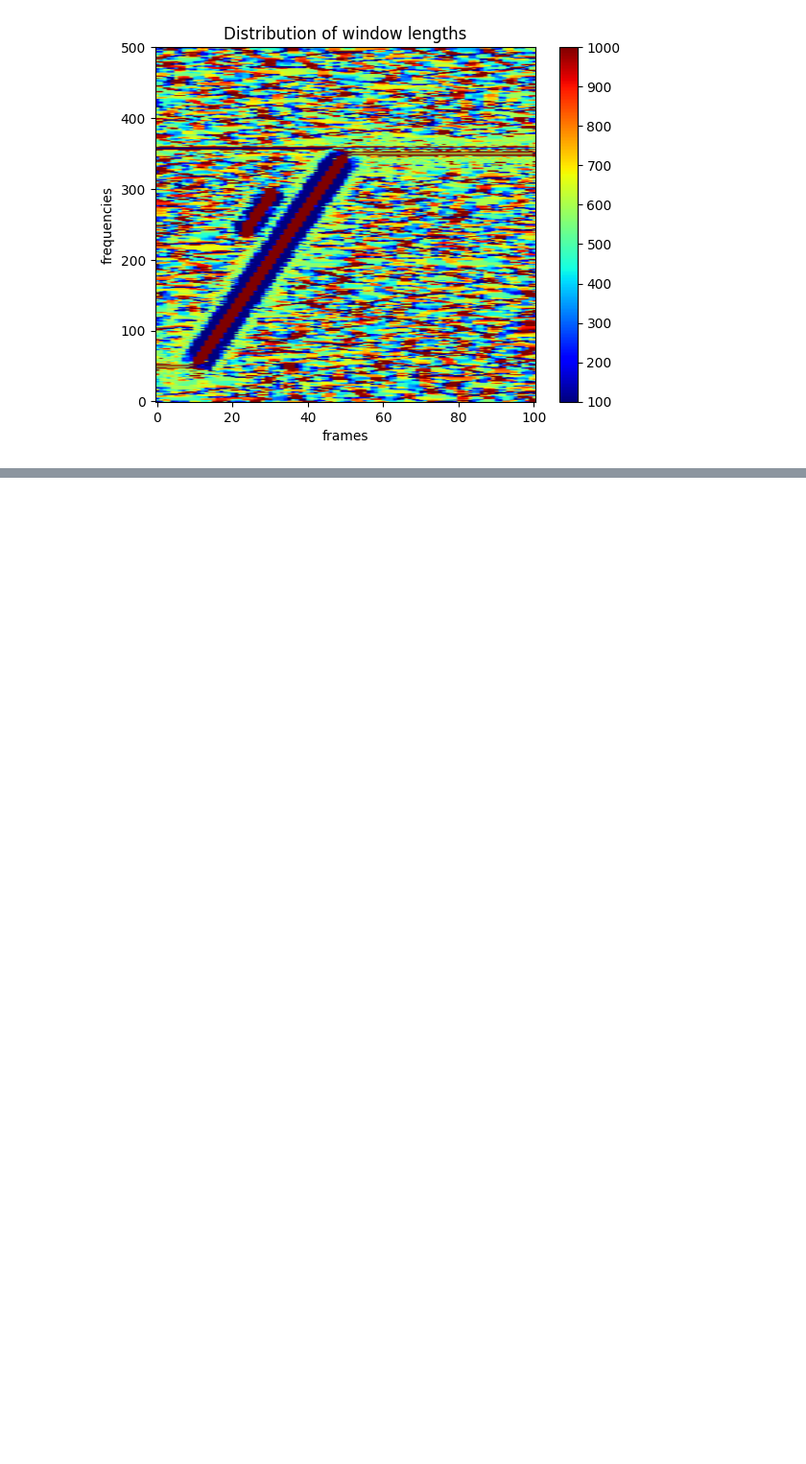
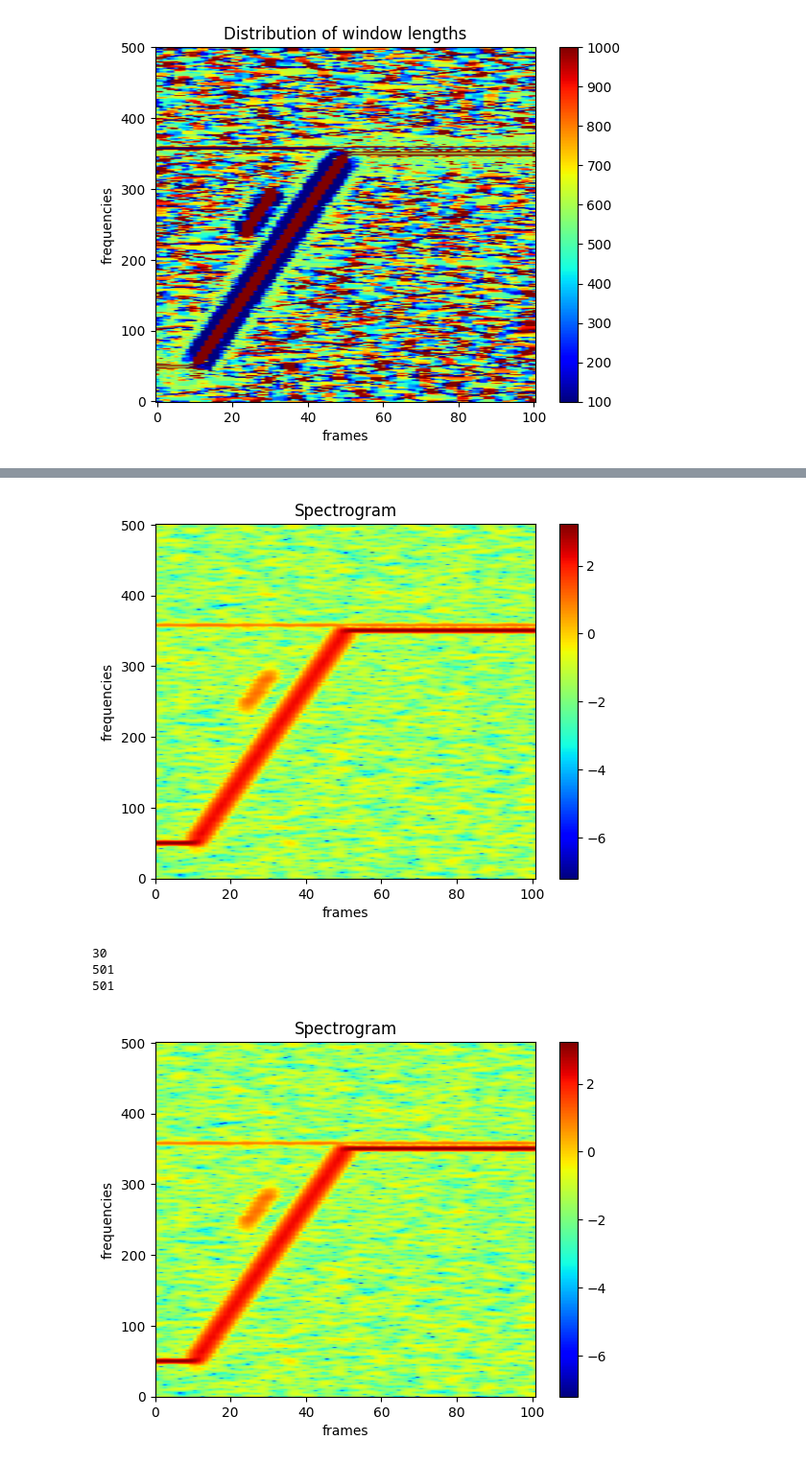
Before and after one commit to SpoketKasper/projekt-fmsn35, a Jupyter notebook: dstft/notebooks/adstftfix.ipynb, the cells around one changed output, grey strips where cells are left out. Shown at 96% size. Drawn from its saved outputs; the diff is of its cells as text; code cells hidden in the pictures; blank space fills up the shorter version.

Commit message:
created a fast dstft, almost 100x faster. gives nice results, but does not optimize well.

```diff
--- a/dstft/notebooks/adstftfix.ipynb
+++ b/dstft/notebooks/adstftfix.ipynb
@@ -309,3 +293,50 @@ dstft.plot(spec, x, bar=True, wins=False)
 87
 [figure]
 [figure]
+# %%
+from dstft import fastDSTFT
+fastdstft = fastDSTFT(x, window_function='beta', initial_win_length=500, support=1_000, stride=50)
+
+tic()
+fastdstft.precompute()
+toc()
+
+#fastdstft.window_lengths = torch.nn.Parameter(savedwindows[:fastdstft.F, :])
+#spec = fastdstft.forward()
+#toc()
+#dstft.plot(spec.unsqueeze(0), x, bar=True, wins=False, weights=False)
+
+tic()
+spec = fastdstft.fast_forward()
+# this takes 0.0355 seconds, the one in the paper takes 2 seconds
+# could probably make it faster by removing also the first loop
+toc()
+
+dstft.plot(spec.unsqueeze(0), x, bar=True, wins=False, weights=False)
+
+#hej = fastdstft.spline_stfts
+#dstft.print((hej.abs()+torch.finfo(fastdstft.x.dtype).eps).unsqueeze(0), x, bar=True, wins=False, weights=True)
+#spec_, *_ = dstft(x)
+#dstft.plot(spec_, x, bar=True, wins=False, weights=False)
+
+params = [{'params': fastdstft.window_lengths,'lr': 100.0}]
+opt = torch.optim.Adam(params)
+sch = torch.optim.lr_scheduler.ReduceLROnPlateau(optimizer=opt, mode='min', factor=.1, patience=9, verbose=True)
+
+for epoch in range(1_000):
+    #print(epoch)
+    opt.zero_grad()
+    spec, *_ = fastdstft.fast_forward()
+    #print(spec.shape)
+    err = entropy_loss(spec) + 0.001 * (fastdstft.window_lengths.diff(dim=0)[:, :-1].pow(2) + fastdstft.window_lengths.diff(dim=1)[:-1].pow(2) + torch.finfo(x.dtype).eps).sqrt().mean()
+    err.backward()
+    opt.step()
+    sch.step(err)
+
+    if opt.param_groups[0]['lr'] < 1:
+        break
+print(epoch)
+
+spec = fastdstft()
+dstft.plot(spec.unsqueeze(0), x, bar=True, wins=False)
+# %% [output]
@@ -311,0 +345,5 @@ dstft.plot(spec, x, bar=True, wins=False)
+[figure, added]
+30
+501
+501
+[figure, added]
```
Also changed, not shown: parts of 5 cells of this notebook, 6 other files.
